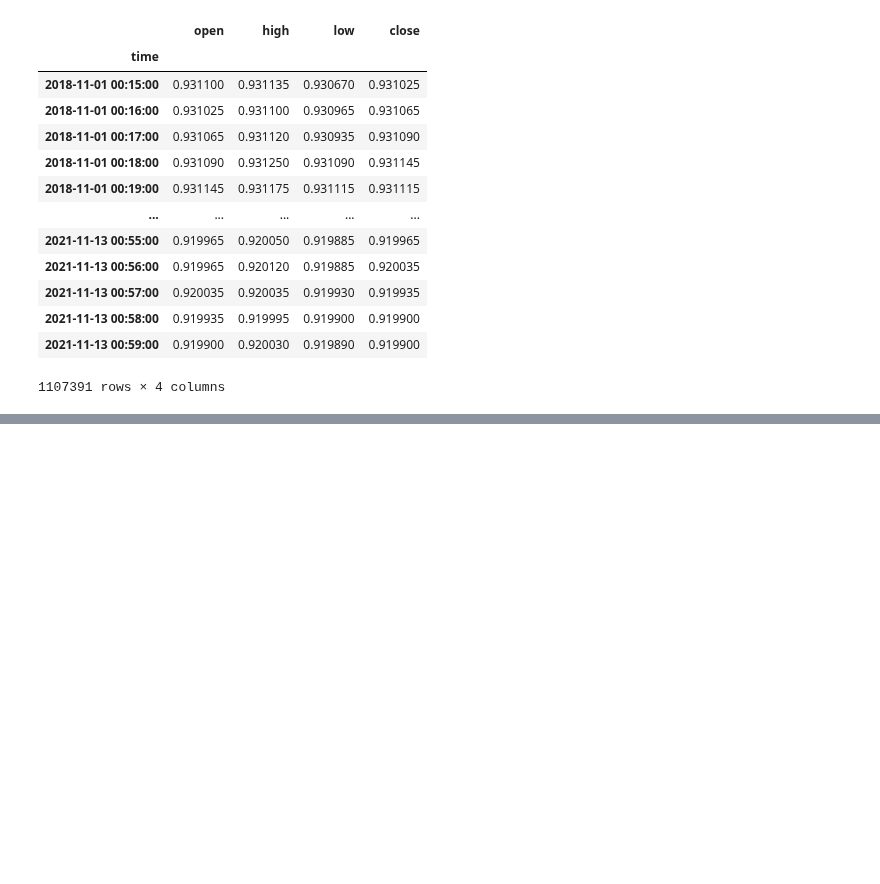
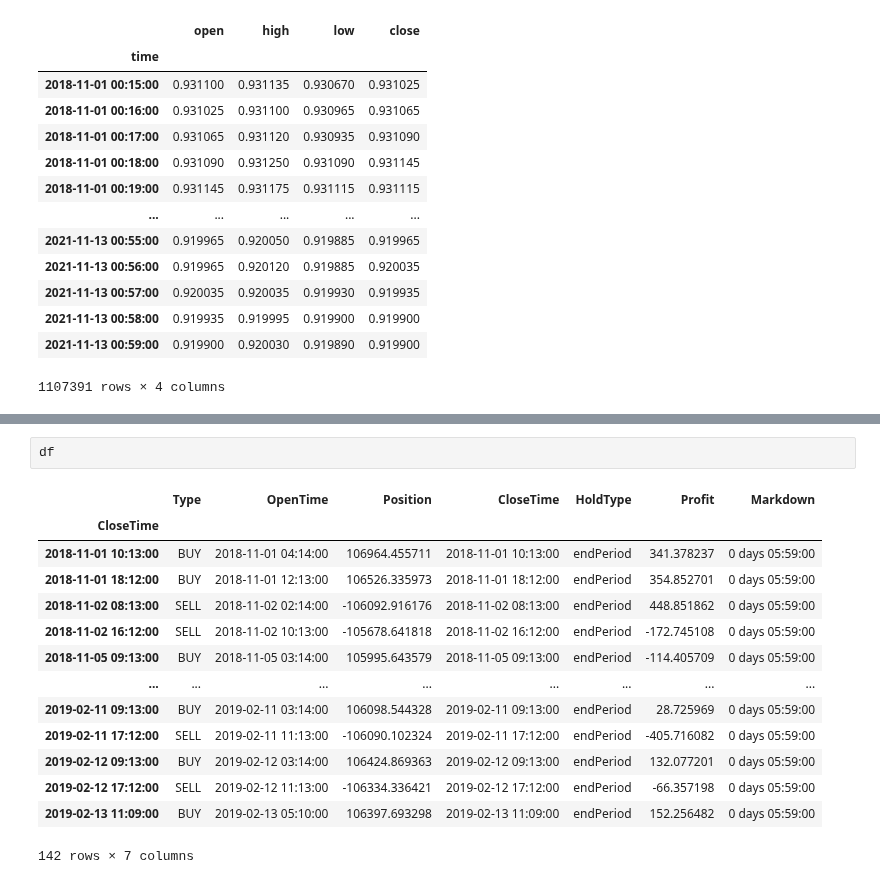
Before and after one commit to Molozey/algo-andrii, a Jupyter notebook: Andrii/Dir_Task_JAN_FEB/MR_Strategy.ipynb, the cells around one changed output, grey strips where cells are left out. Drawn from its saved outputs; the diff is of its cells as text; blank space fills up the shorter version.

```diff
--- a/Andrii/Dir_Task_JAN_FEB/MR_Strategy.ipynb
+++ b/Andrii/Dir_Task_JAN_FEB/MR_Strategy.ipynb
@@ -464,0 +338,17 @@ time_barrier_param
+# %%
+df
+# %% [output]
+|  | Type | OpenTime | Position | CloseTime | HoldType | Profit | Markdown |
+| CloseTime |  |  |  |  |  |  |  |
+| 2018-11-01 10:13:00 | BUY | 2018-11-01 04:14:00 | 106964.455711 | 2018-11-01 10:13:00 | endPeriod | 341.378237 | 0 days 05:59:00 |
+| 2018-11-01 18:12:00 | BUY | 2018-11-01 12:13:00 | 106526.335973 | 2018-11-01 18:12:00 | endPeriod | 354.852701 | 0 days 05:59:00 |
+| 2018-11-02 08:13:00 | SELL | 2018-11-02 02:14:00 | -106092.916176 | 2018-11-02 08:13:00 | endPeriod | 448.851862 | 0 days 05:59:00 |
+| 2018-11-02 16:12:00 | SELL | 2018-11-02 10:13:00 | -105678.641818 | 2018-11-02 16:12:00 | endPeriod | -172.745108 | 0 days 05:59:00 |
+| 2018-11-05 09:13:00 | BUY | 2018-11-05 03:14:00 | 105995.643579 | 2018-11-05 09:13:00 | endPeriod | -114.405709 | 0 days 05:59:00 |
+| ... | ... | ... | ... | ... | ... | ... | ... |
+| 2019-02-11 09:13:00 | BUY | 2019-02-11 03:14:00 | 106098.544328 | 2019-02-11 09:13:00 | endPeriod | 28.725969 | 0 days 05:59:00 |
+| 2019-02-11 17:12:00 | SELL | 2019-02-11 11:13:00 | -106090.102324 | 2019-02-11 17:12:00 | endPeriod | -405.716082 | 0 days 05:59:00 |
+| 2019-02-12 09:13:00 | BUY | 2019-02-12 03:14:00 | 106424.869363 | 2019-02-12 09:13:00 | endPeriod | 132.077201 | 0 days 05:59:00 |
+| 2019-02-12 17:12:00 | SELL | 2019-02-12 11:13:00 | -106334.336421 | 2019-02-12 17:12:00 | endPeriod | -66.357198 | 0 days 05:59:00 |
+| 2019-02-13 11:09:00 | BUY | 2019-02-13 05:10:00 | 106397.693298 | 2019-02-13 11:09:00 | endPeriod | 152.256482 | 0 days 05:59:00 |
+142 rows × 7 columns
```
Also changed, not shown: parts of 11 cells of this notebook.
